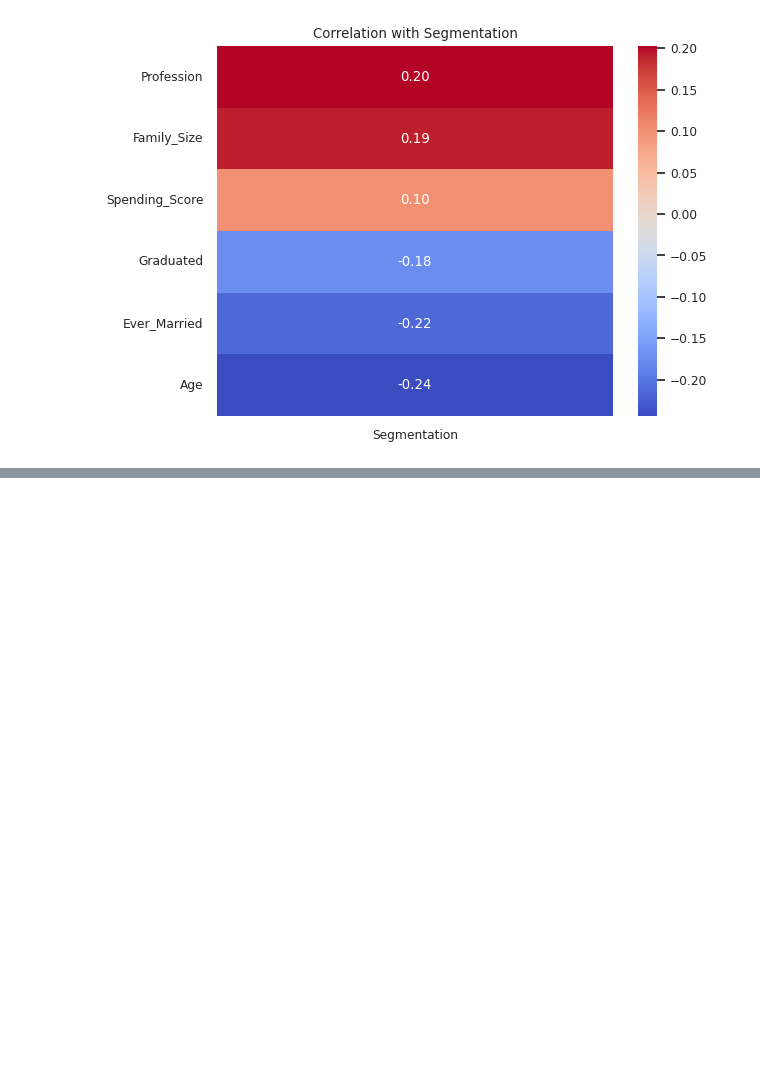
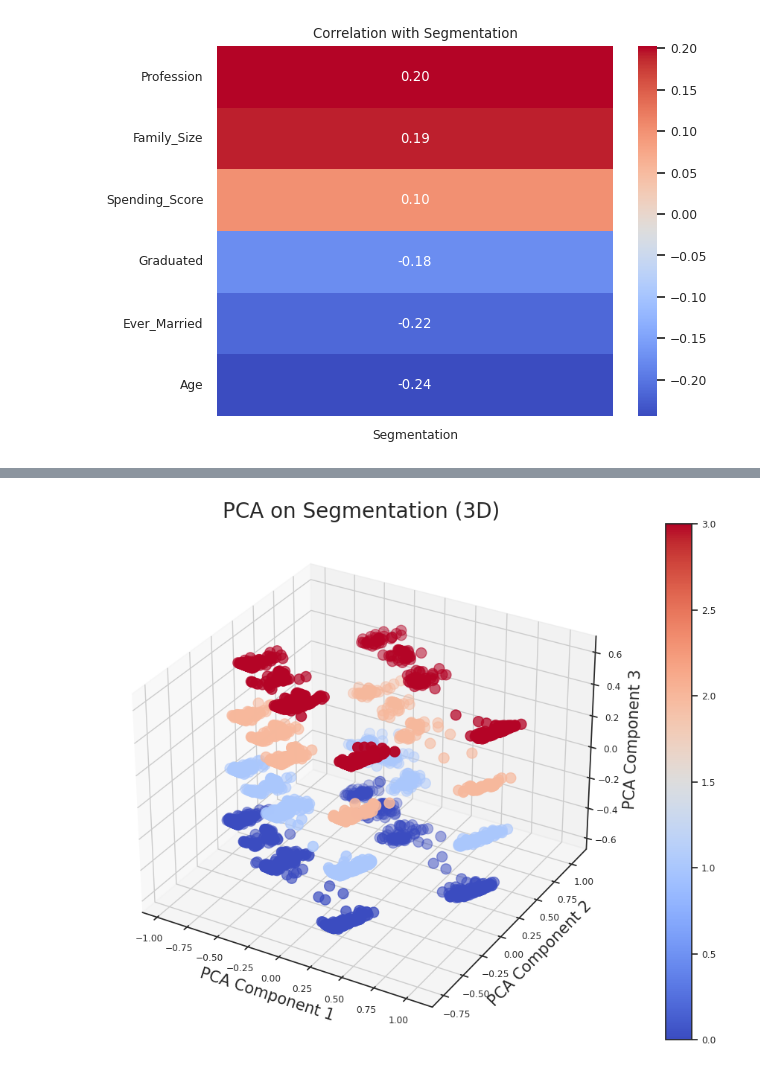
Before and after one commit to lucas-bruzzone/Customer-Segmentation, a Jupyter notebook: customer-segmentation.ipynb, the cells around one changed output, grey strips where cells are left out. Drawn from its saved outputs; the diff is of its cells as text; code cells hidden in the pictures; blank space fills up the shorter version.

```diff
--- a/customer-segmentation.ipynb
+++ b/customer-segmentation.ipynb
@@ -276,0 +536,25 @@ target_corr_filtered = plot_correlation_heatmap(train, 'Segmentation')
+# %%
+# Handle missing values in the test data
+test = handle_missing_values(test)
+
+# Encode categorical features in the test data and store label encoding mappings
+test, label_encoder_mappings = encode_categorical_features(test)
+
+# Select only the relevant features (including target 'Segmentation') based on correlation
+test_filtered = test[target_corr_filtered + ['Segmentation']]
+
+# Perform dimensionality reduction on the test data
+
+data = test_filtered.copy()
+method = 'pca'
+
+decomp = Decomp(n_components=3, method=method, scaler_method='minmax')
+decomp_feature = decomp.dimension_reduction(data)
+decomp_feature = pd.concat([test_filtered['Segmentation'], decomp_feature], axis=1)
+decomp.decomp_plot(decomp_feature, method.upper(), 'Segmentation')
+
+del data
+
+test_pca = decomp_feature.copy()
+# %% [output]
+[figure, added]
```
Also changed, not shown: parts of 18 cells of this notebook.
